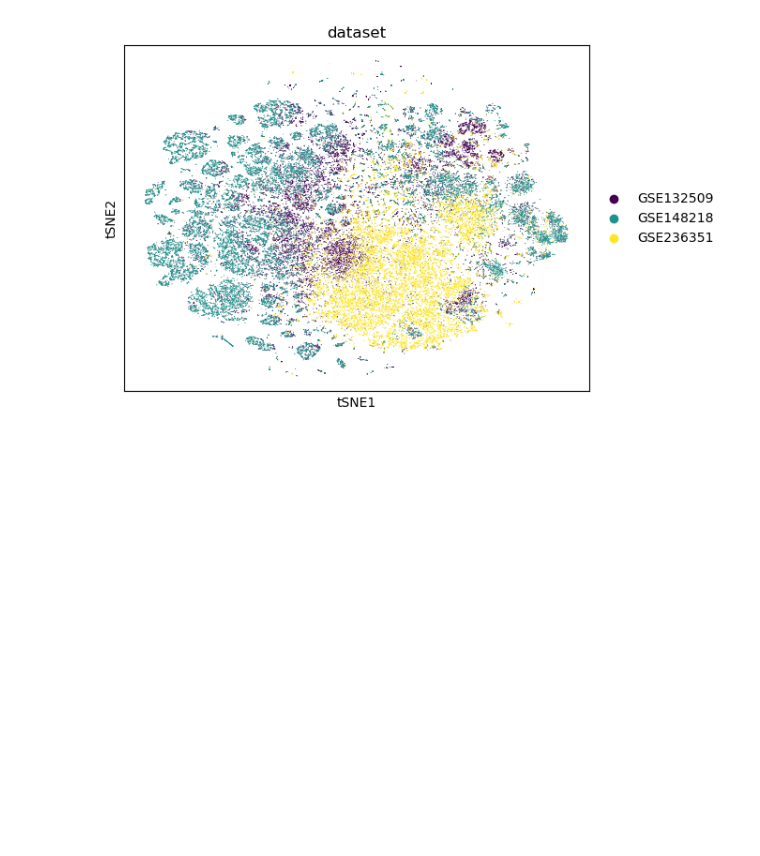
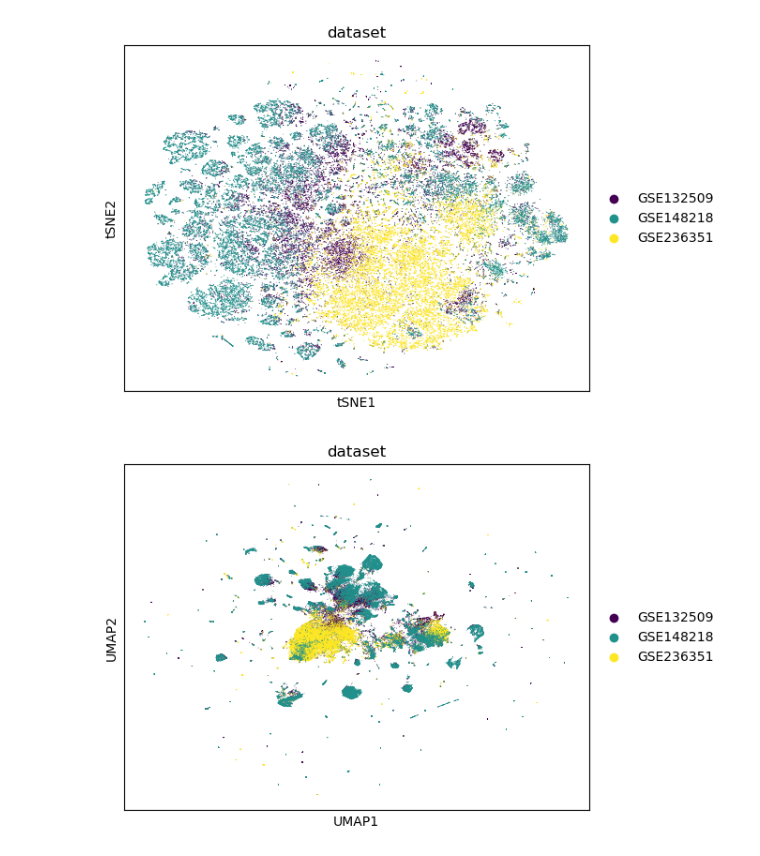
Before and after one commit to tuonglab/pan-paedcancer-scrnaseq, a Jupyter notebook: notebooks/integration.ipynb, the cells around one changed output. Saved outputs shown, nothing was run; the diff lists cells and outputs as text; code cells hidden in the pictures; blank space fills up the shorter version.

Commit message:
Attempt to integrate 3 datasets with all common genes

```diff
--- a/notebooks/integration.ipynb
+++ b/notebooks/integration.ipynb
@@ -340,2 +340,19 @@ sc.pl.tsne(adata_integrated, color='dataset', palette='viridis')
 # %% [output]
 [figure]
+# %%
+# Concatenate the integrated AnnData objects
+adata_integrated = sc.AnnData.concatenate(*corrected)
+# %%
+import umap
+
+# Run UMAP on the integrated embeddings
+umap_reducer = umap.UMAP()
+umap_embeddings = umap_reducer.fit_transform(adata_integrated.obsm['X_scanorama'])
+
+# Update AnnData object with UMAP embeddings
+adata_integrated.obsm['X_umap'] = umap_embeddings
+
+# Visualize UMAP embeddings
+sc.pl.umap(adata_integrated, color='dataset', palette='viridis')
+# %% [output]
+[figure, added]
```
Also changed, not shown: parts of 3 cells of this notebook.
